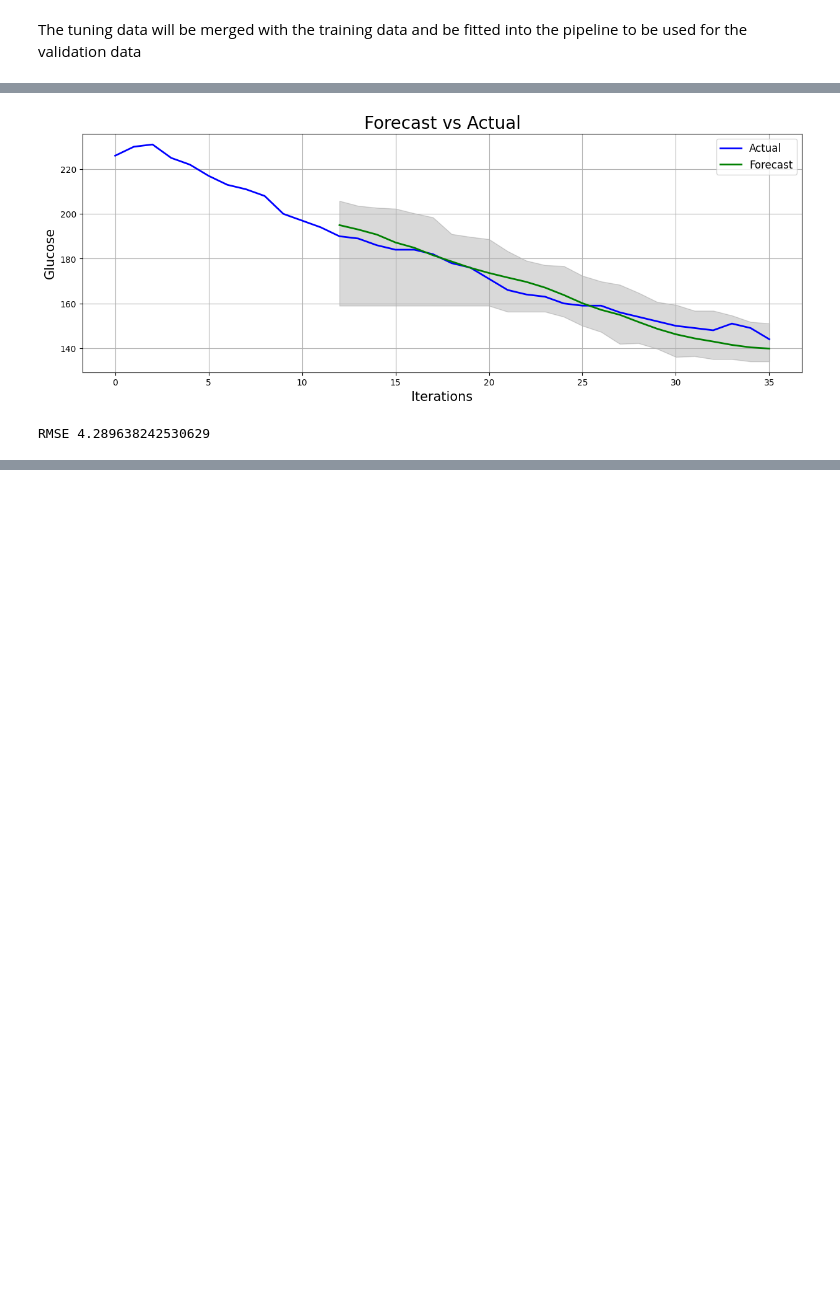
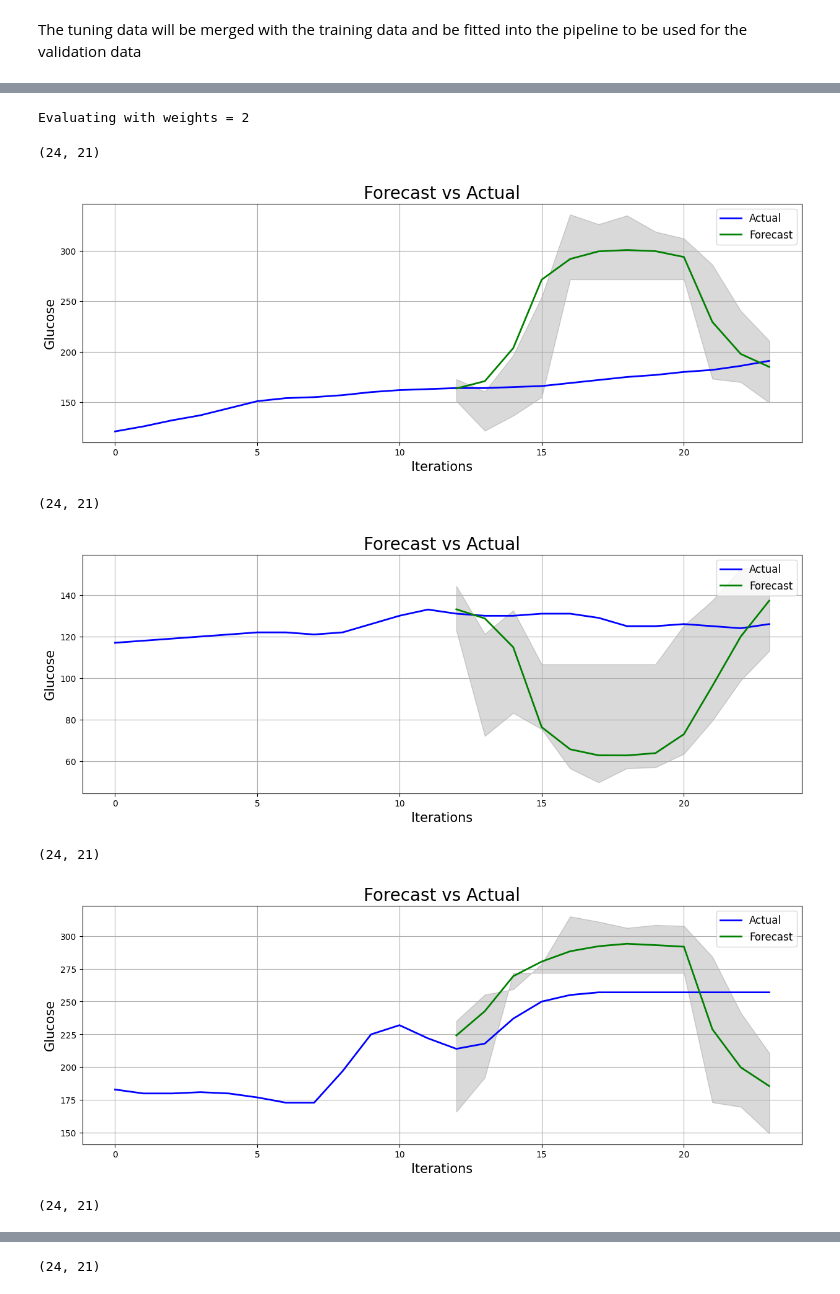
Before and after one commit to Khochawongwat/GlucoseFromRollingBollingers, a Jupyter notebook: src/model.ipynb, the cells around one changed output, grey strips where cells are left out. Cells and saved outputs as stored; diff of their text form; code cells hidden in the pictures; blank space fills up the shorter version.

Commit message:
Added Adaptive Weighting

```diff
--- a/src/model.ipynb
+++ b/src/model.ipynb
@@ -132,5 +205,12 @@ def plot_forecast(y, n_steps = 12, lookback = 0, use_confi = True, navigator_wei
-# %%
-plot_forecast(testY, n_steps = 24, lookback= 12, use_confi = True, navigator_weight = 6)
-# %% [output]
-[figure, removed]
-RMSE 4.289638242530629
+# %%
+def evaluate(X, y, model, n_steps = 12, navigator_weight = 1, n_iter = 10, lookback = 12):
+    rmses = []
+    print("Evaluating with weights =", navigator_weight)
+    for i in tqdm(range(n_iter)):
+        start_idx = np.random.randint(0, len(X) - n_steps - lookback)
+        X_sample = X[start_idx: start_idx + lookback + n_steps]
+        y_sample = y[start_idx: start_idx + lookback + n_steps]
+        print(X_sample.shape)
+        rmse = plot_forecast(X_sample, y_sample, model, lookback = lookback, n_steps = n_steps, navigator_weight = navigator_weight, use_confi = True, plot = True)
+        rmses.append(rmse)
+    return np.mean(rmses)
@@ -136,0 +234,11 @@ RMSE 4.289638242530629
+# %%
+evaluate(testX, testY, model, navigator_weight = 2, n_iter = 5)
+# %% [output]
+Evaluating with weights = 2
+(24, 21)
+[figure, added]
+(24, 21)
+[figure, added]
+(24, 21)
+[figure, added]
+(24, 21)
@@ -136,0 +246 @@ RMSE 4.289638242530629
+(24, 21)
```
Also changed, not shown: parts of 12 cells of this notebook, 4 other files.
